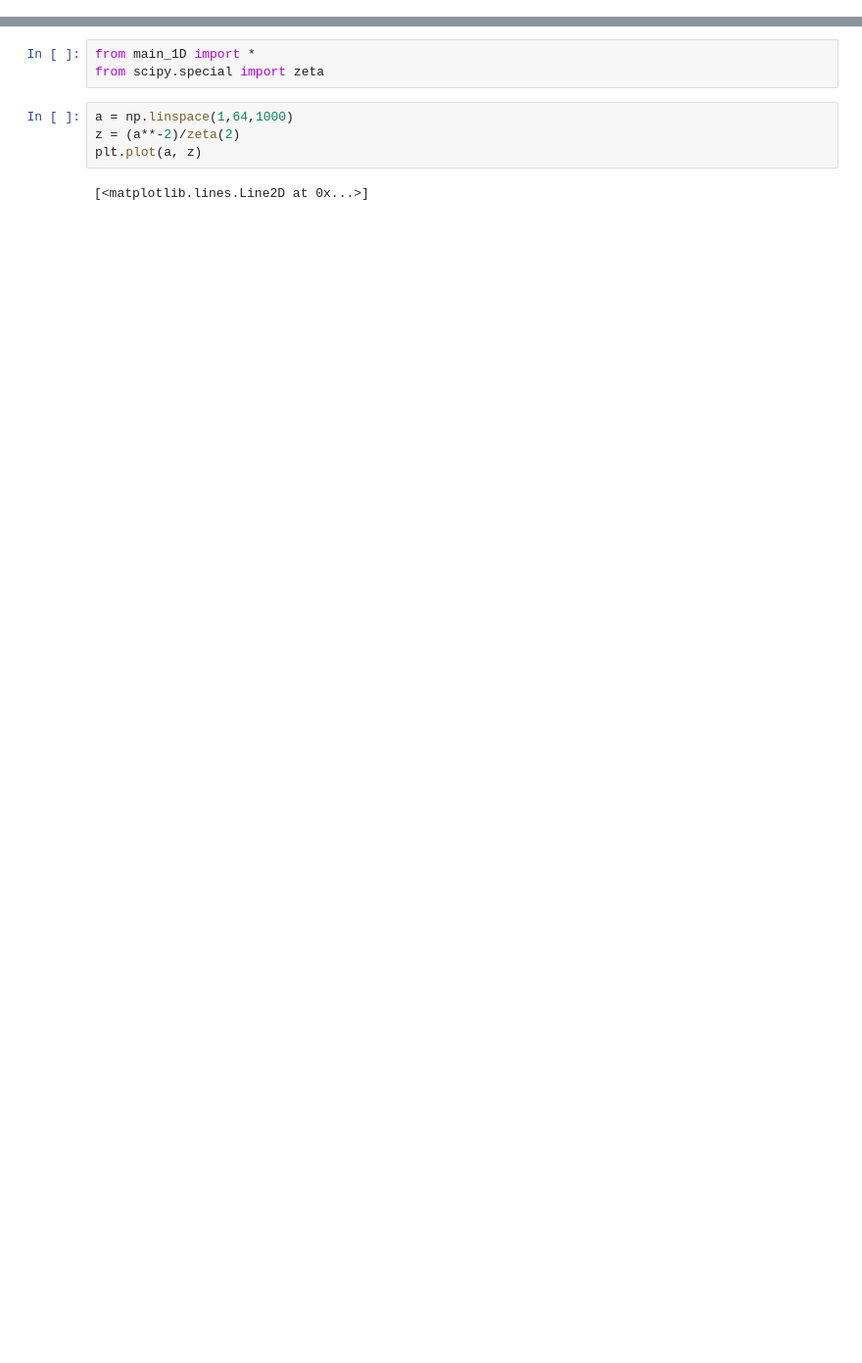
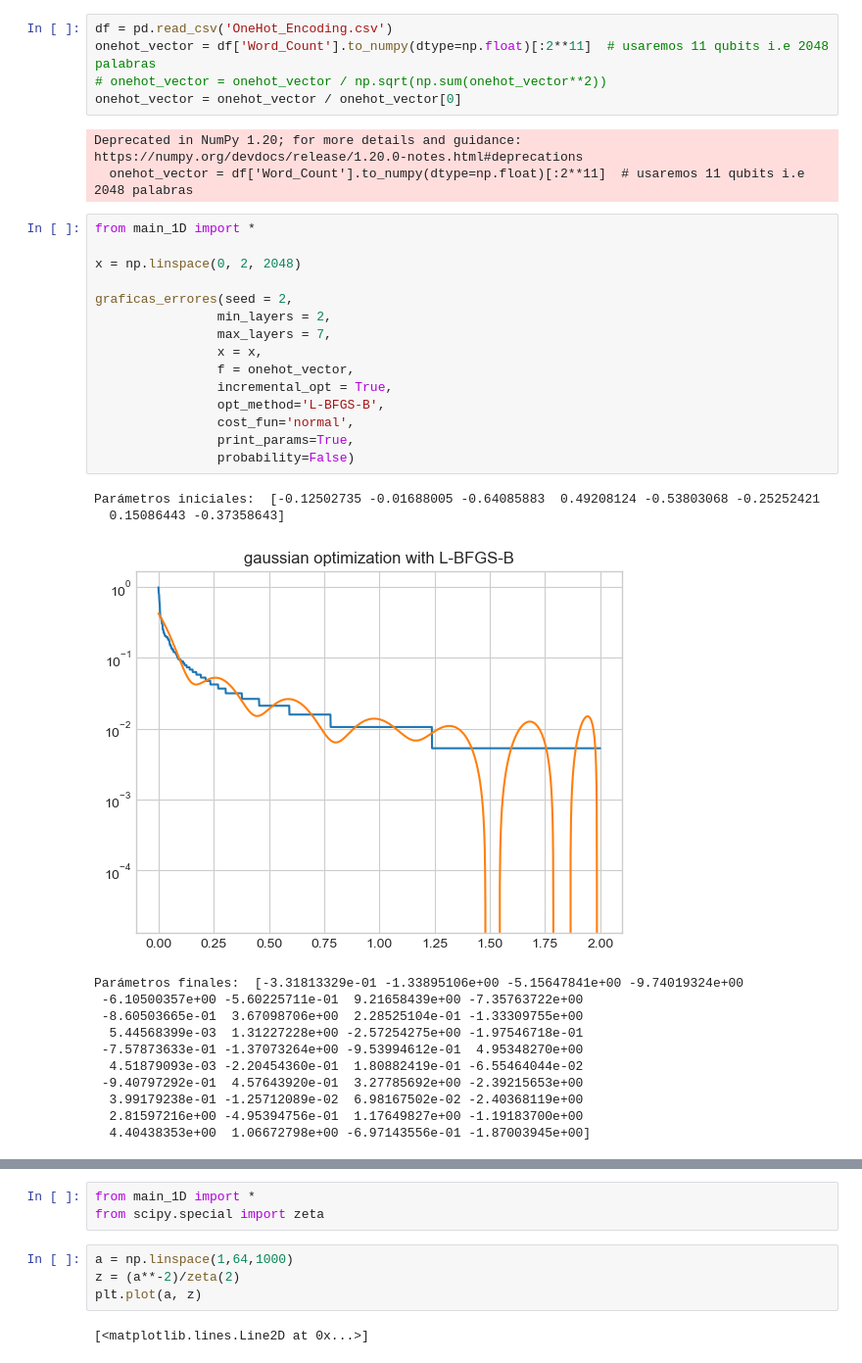
Before and after one commit to pablovegan/TFM_QML, a Jupyter notebook: pruebas_main.ipynb, the cells around one changed output, grey strips where cells are left out. Shown: that part at 98% size. Cells and saved outputs as stored; diff of their text form; blank space fills up the shorter version.

```diff
--- a/pruebas_main.ipynb
+++ b/pruebas_main.ipynb
@@ -0,0 +55,37 @@
+# %%
+df = pd.read_csv('OneHot_Encoding.csv')
+onehot_vector = df['Word_Count'].to_numpy(dtype=np.float)[:2**11]  # usaremos 11 qubits i.e 2048 palabras
+# onehot_vector = onehot_vector / np.sqrt(np.sum(onehot_vector**2))
+onehot_vector = onehot_vector / onehot_vector[0]
+# %% [output]
+Deprecated in NumPy 1.20; for more details and guidance: https://numpy.org/devdocs/release/1.20.0-notes.html#deprecations
+  onehot_vector = df['Word_Count'].to_numpy(dtype=np.float)[:2**11]  # usaremos 11 qubits i.e 2048 palabras
+# %%
+from main_1D import *
+
+x = np.linspace(0, 2, 2048)
+
+graficas_errores(seed = 2,
+                min_layers = 2,
+                max_layers = 7,
+                x = x,
+                f = onehot_vector,
+                incremental_opt = True,
+                opt_method='L-BFGS-B',
+                cost_fun='normal',
+                print_params=True,
+                probability=False)
+# %% [output]
+Parámetros iniciales:  [-0.12502735 -0.01688005 -0.64085883  0.49208124 -0.53803068 -0.25252421
+  0.15086443 -0.37358643]
+[figure, added]
+Parámetros finales:  [-3.31813329e-01 -1.33895106e+00 -5.15647841e+00 -9.74019324e+00
+ -6.10500357e+00 -5.60225711e-01  9.21658439e+00 -7.35763722e+00
+ -8.60503665e-01  3.67098706e+00  2.28525104e-01 -1.33309755e+00
+  5.44568399e-03  1.31227228e+00 -2.57254275e+00 -1.97546718e-01
+ -7.57873633e-01 -1.37073264e+00 -9.53994612e-01  4.95348270e+00
+  4.51879093e-03 -2.20454360e-01  1.80882419e-01 -6.55464044e-02
+ -9.40797292e-01  4.57643920e-01  3.27785692e+00 -2.39215653e+00
+  3.99179238e-01 -1.25712089e-02  6.98167502e-02 -2.40368119e+00
+  2.81597216e+00 -4.95394756e-01  1.17649827e+00 -1.19183700e+00
+  4.40438353e+00  1.06672798e+00 -6.97143556e-01 -1.87003945e+00]
```
Also changed, not shown: parts of 10 cells of this notebook, 4 other files.
